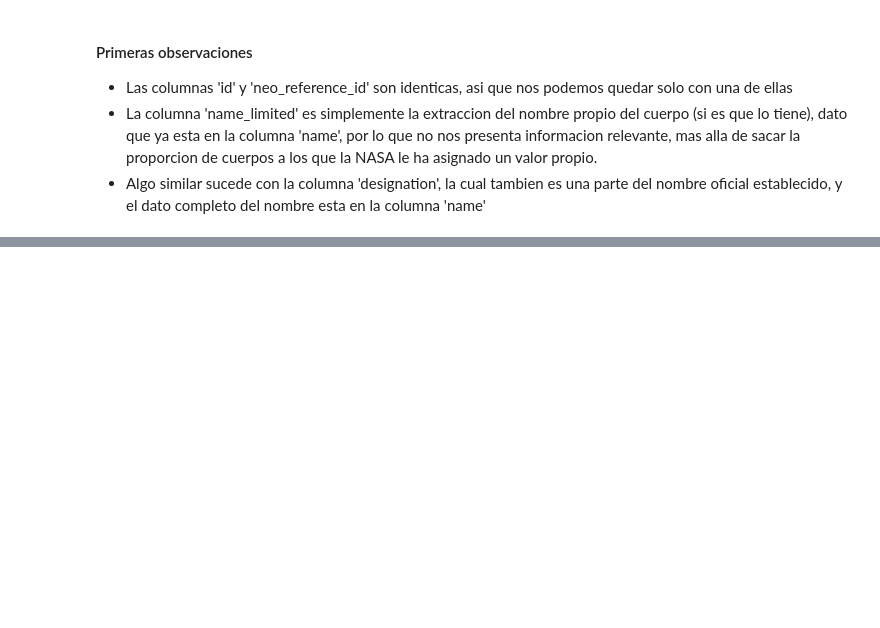
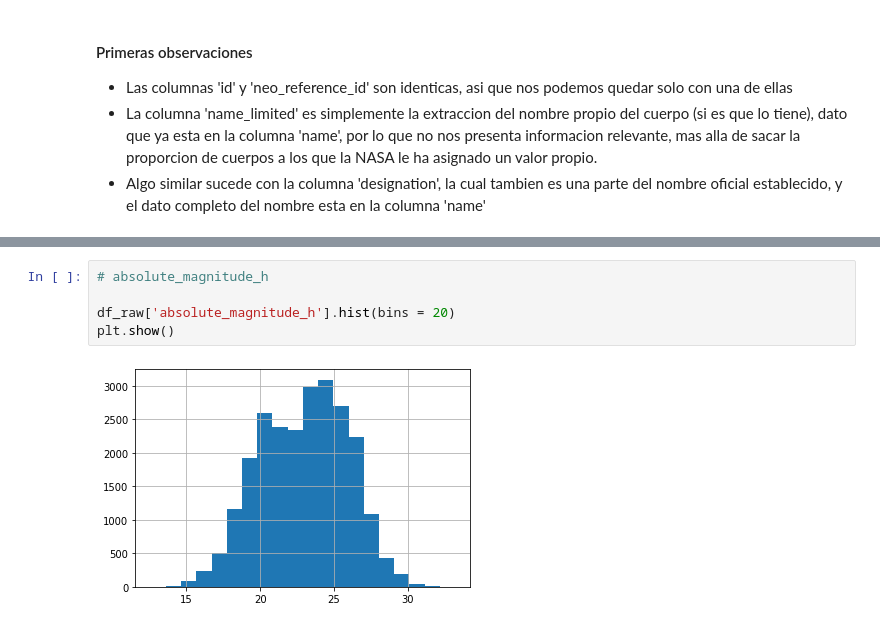
Before and after one commit to lusilve44/Proyecto-Cicada, a Jupyter notebook: src/explore.ipynb, the cells around one changed output, grey strips where cells are left out. Drawn from its saved outputs; the diff is of its cells as text; blank space fills up the shorter version.

```diff
--- a/src/explore.ipynb
+++ b/src/explore.ipynb
@@ -156,0 +193,7 @@ plt.title('Proporcion True/False en la columna is_potentially_hazardous_asteroid
+# %%
+# absolute_magnitude_h
+
+df_raw['absolute_magnitude_h'].hist(bins = 20)
+plt.show()
+# %% [output]
+[figure, added]
```
Also changed, not shown: parts of 35 cells of this notebook, 1 other file.
